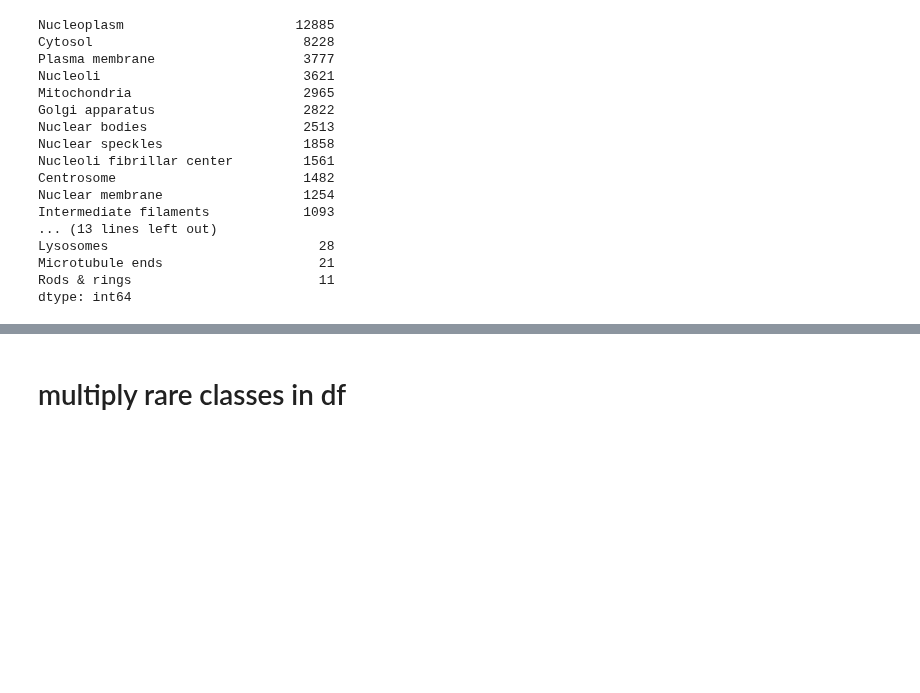
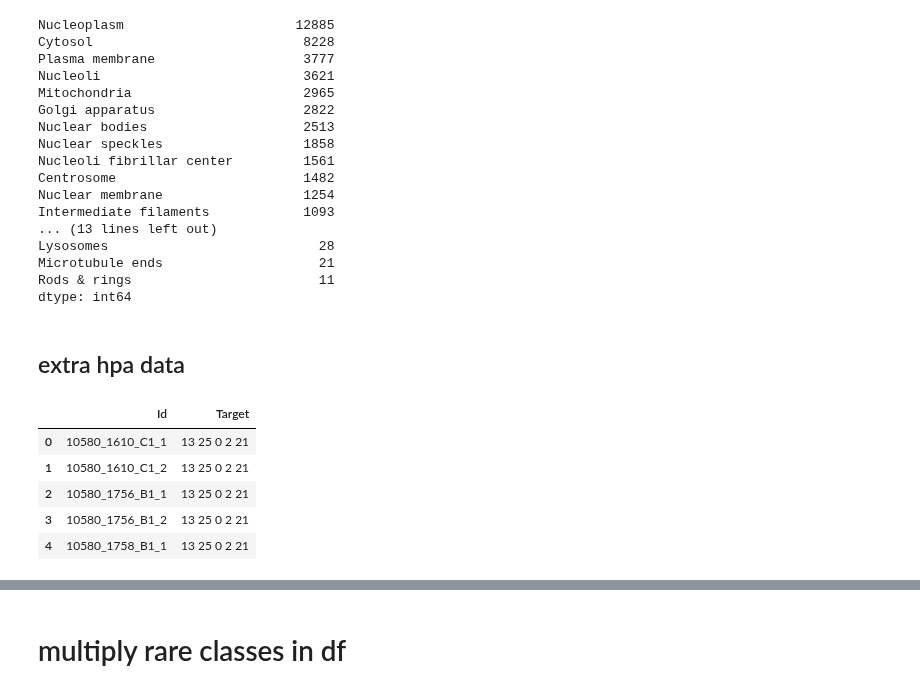
Before and after one commit to ChristophNeuner/human-protein-atlas-image-classification, a Jupyter notebook: oversampling_train.ipynb, the cells around one changed output, grey strips where cells are left out. Drawn from its saved outputs; the diff is of its cells as text; code cells hidden in the pictures; blank space fills up the shorter version.

```diff
--- a/oversampling_train.ipynb
+++ b/oversampling_train.ipynb
@@ -126,3 +131,15 @@ Lysosomes                           28
 Microtubule ends                    21
 Rods & rings                        11
 dtype: int64
+# %% [markdown]
+## extra hpa data
+# %%
+extra_data_labels = pd.read_csv(EXTRA_HPA_DATA_CSV)
+extra_data_labels.head()
+# %% [output]
+|  | Id | Target |
+| 0 | 10580_1610_C1_1 | 13 25 0 2 21 |
+| 1 | 10580_1610_C1_2 | 13 25 0 2 21 |
+| 2 | 10580_1756_B1_1 | 13 25 0 2 21 |
+| 3 | 10580_1756_B1_2 | 13 25 0 2 21 |
+| 4 | 10580_1758_B1_1 | 13 25 0 2 21 |
```
Also changed, not shown: parts of 7 cells of this notebook, 4 other files.
